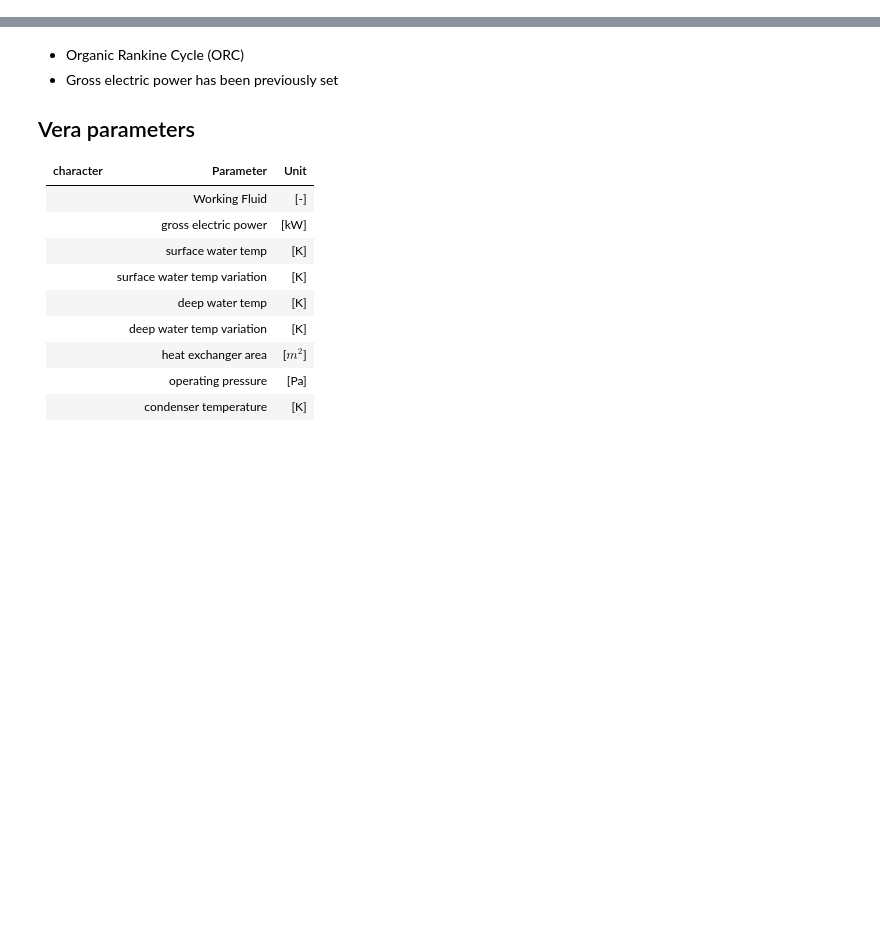
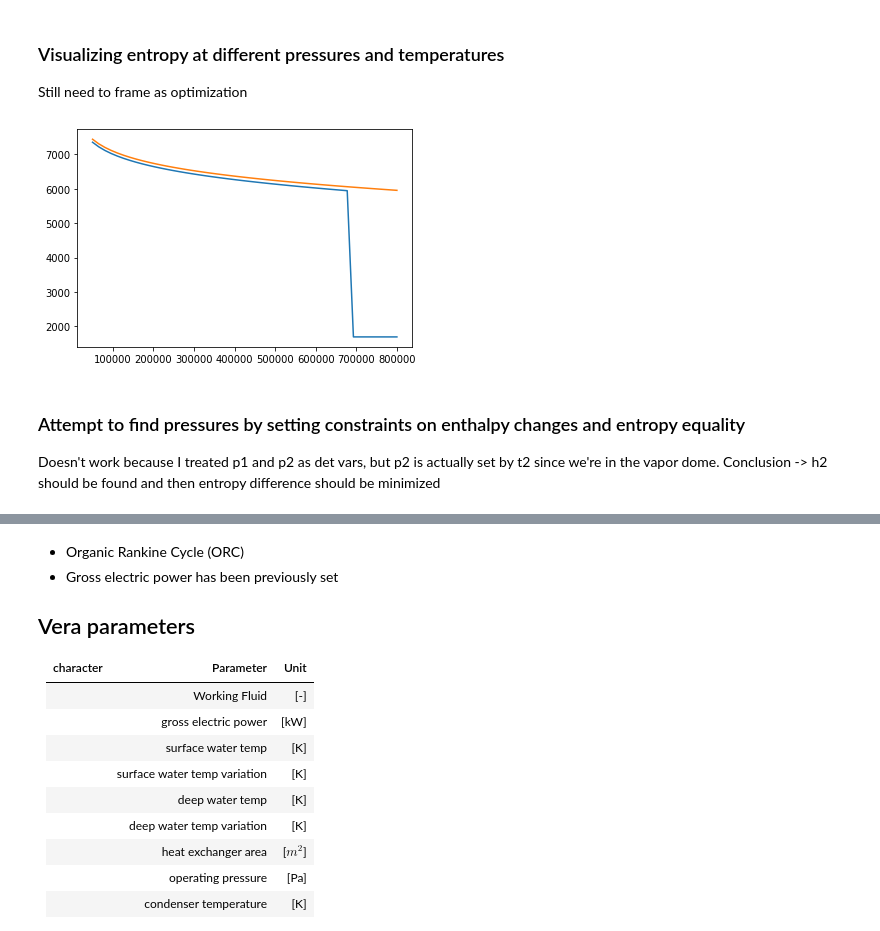
Before and after one commit to jzerez/OTEC_Modeling, a Jupyter notebook: shawn_thermo.ipynb, the cells around one changed output, grey strips where cells are left out. Drawn from its saved outputs; the diff is of its cells as text; code cells hidden in the pictures; blank space fills up the shorter version.

```diff
--- a/shawn_thermo.ipynb
+++ b/shawn_thermo.ipynb
@@ -81,0 +137,24 @@ model: None
+# %% [markdown]
+### Visualizing entropy at different pressures and temperatures
+Still need to frame as optimization
+# %%
+t_sww = 30 + 273
+t_swc = 5 + 273
+t_pinch = 5
+t_off = 3
+t1 = t_sww - t_pinch
+t2 = t_swc + t_pinch + t_off
+
+p_lo = np.linspace(50000, 800000)
+s_lo = CP.PropsSI('S', 'T', t2, 'P', p_lo, 'NH3')
+# p_hi = np.linspace(100000, 700000)
+s_hi = CP.PropsSI('S', 'T', t1, 'P', p_lo, 'NH3')
+
+plt.plot(p_lo, s_lo)
+plt.plot(p_lo, s_hi)
+plt.show()
+# %% [output]
+[figure, added]
+# %% [markdown]
+### Attempt to find pressures by setting constraints on enthalpy changes and entropy equality
+Doesn't work because I treated p1 and p2 as det vars, but p2 is actually set by t2 since we're in the vapor dome. Conclusion -> h2 should be found and then entropy difference should be minimized
```
Also changed, not shown: parts of 13 cells of this notebook.
